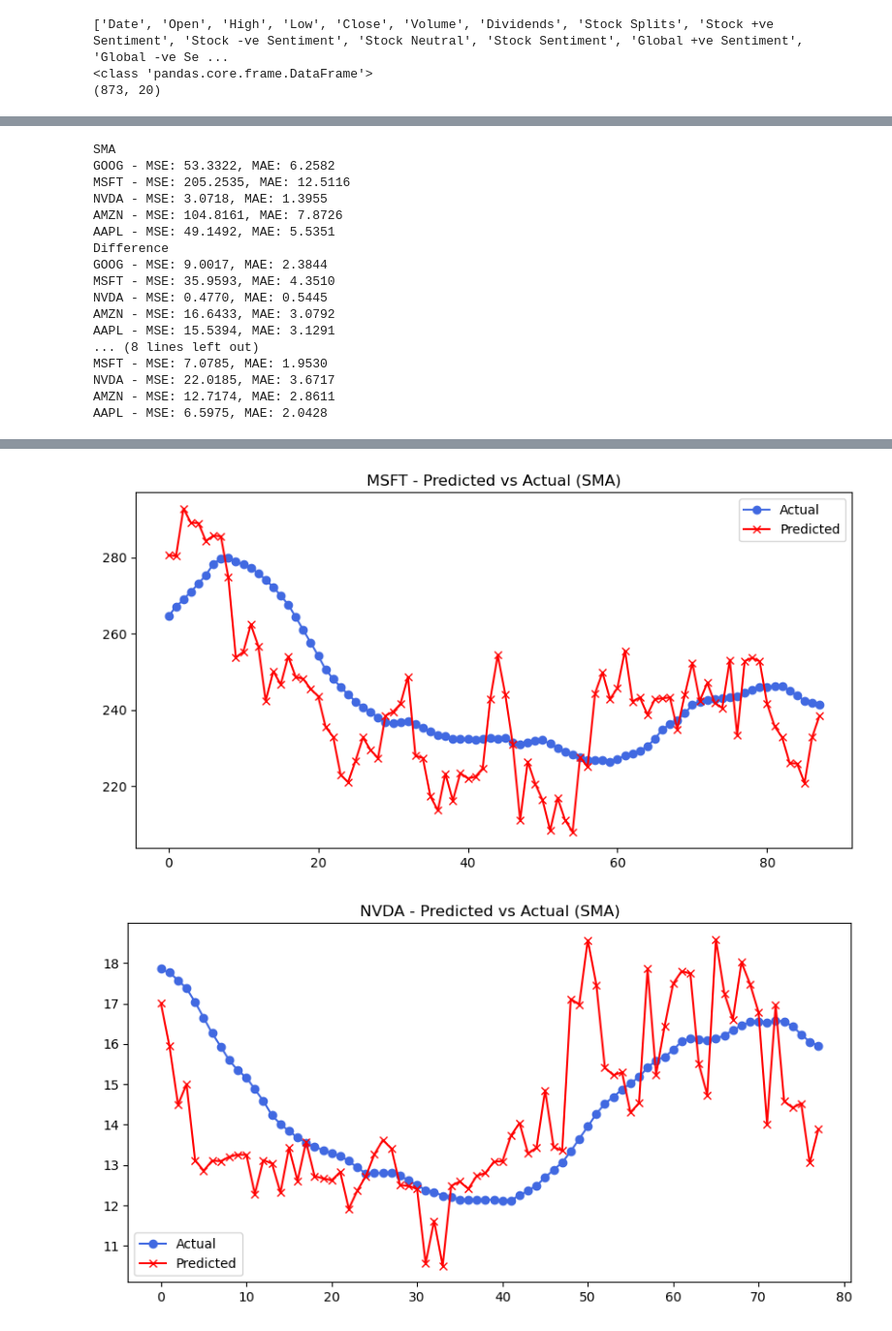
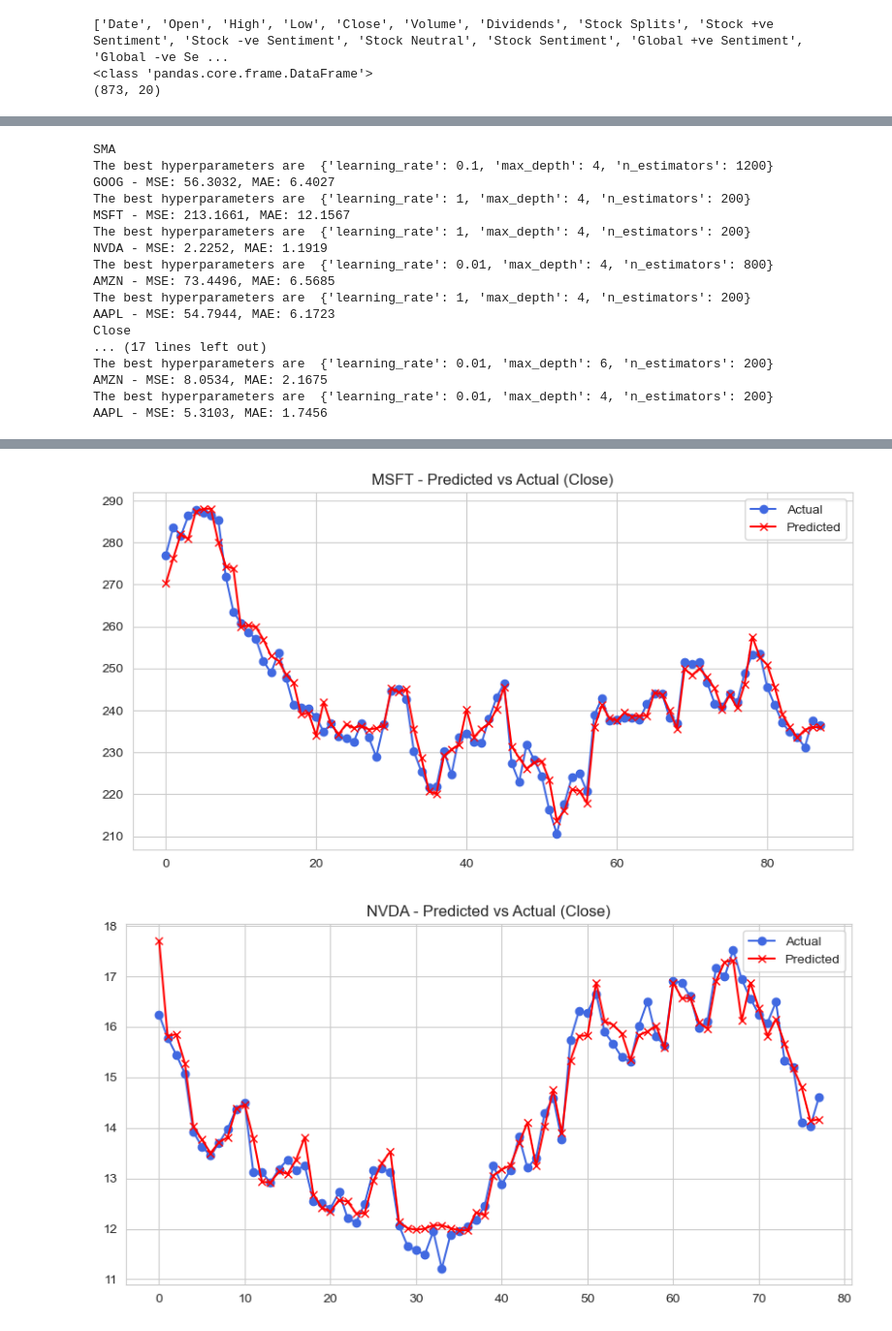
Before and after one commit to rishabhtyagi989/SIGNS_2024, a Jupyter notebook: stock_price_pred_xgb.ipynb, the cells around one changed output, grey strips where cells are left out. Shown at 97% size. Cells and saved outputs as stored; diff of their text form; code cells hidden in the pictures.

```diff
--- a/stock_price_pred_xgb.ipynb
+++ b/stock_price_pred_xgb.ipynb
@@ -127,8 +171,8 @@ stock_data['GOOG']
 
 print(Xfeatures)
 
-Features = [ 'Stock Sentiment', 'Close']
-Stock_Metrics = ['SMA', 'Difference', 'Close', 'PD']
+Stock_Features = ['Volume', 'Open', 'Stock Sentiment', 'News Sentiment']
+Stock_Metrics = ['SMA', 'Close', 'PD']
 Trends = ['Price Movement']
 
 print(type(stock_data['GOOG']))
@@ -148,7 +208,7 @@ print(stock_data['GOOG'].shape)
 # %%
 # plt.scatter(stock_data['GOOG']['weighted compound sentiment score'], stock_data['GOOG']['Price Difference'])
 # %%
-def train_predict(data, features, target):
+def train_predict(data, features, target, param_grid):
     results = {}
 
     for ticker, df in data.items():
@@ -164,12 +224,16 @@ def train_predict(data, features, target):
         # print(X_train.sample(10))
         # print(X_test.sample(10))
 
+        xgb_reg = XGBRegressor()
+        tscv = TimeSeriesSplit(n_splits=5)
+        search = GridSearchCV(xgb_reg, param_grid, cv=tscv).fit(X_train, y_train)
+        print("The best hyperparameters are ",search.best_params_)
         # Train XGBoost Model
-        model = XGBRegressor(n_estimators=200, learning_rate=0.1, max_depth=10)
-        model.fit(X_train, y_train)
+        xgb_reg = XGBRegressor(**search.best_params_)
+        xgb_reg.fit(X_train, y_train)
 
         # Predictions
-        y_pred = model.predict(X_test)
+        y_pred = xgb_reg.predict(X_test)
 
         # Evaluation
         mse = mean_squared_error(y_test, y_pred)
@@ -178,7 +242,7 @@ def train_predict(data, features, target):
 
         # Store Results
         results[ticker] = {
-            'model': model,
+            'model': xgb_reg,
             'mse': mse,
             'mae': mae,
             'y_test': y_test,
@@ -198,36 +262,36 @@ def plot_predictions(results, target):
 # %%
 results = []
 
-param_grid = {"max_depth":    [4, 5, 6],
-              "n_estimators": np.arange(100,800,100),
+param_grid = {"max_depth":    [4, 6, 8, 10],
+              "n_estimators": [200, 400, 500, 800, 1000, 1200],
               "learning_rate": [0.01, 0.1, 1]}
 
 
 
 for target in Stock_Metrics:
     print(target)
-    res = train_predict(stock_data, Features, target)
+    res = train_predict(stock_data, Features, target, param_grid)
 
     results.append(res)
 # %% [output]
 SMA
-GOOG - MSE: 53.3322, MAE: 6.2582
-MSFT - MSE: 205.2535, MAE: 12.5116
-NVDA - MSE: 3.0718, MAE: 1.3955
-AMZN - MSE: 104.8161, MAE: 7.8726
-AAPL - MSE: 49.1492, MAE: 5.5351
-Difference
-GOOG - MSE: 9.0017, MAE: 2.3844
-MSFT - MSE: 35.9593, MAE: 4.3510
-NVDA - MSE: 0.4770, MAE: 0.5445
-AMZN - MSE: 16.6433, MAE: 3.0792
-AAPL - MSE: 15.5394, MAE: 3.1291
-... (8 lines left out)
-MSFT - MSE: 7.0785, MAE: 1.9530
-NVDA - MSE: 22.0185, MAE: 3.6717
-AMZN - MSE: 12.7174, MAE: 2.8611
-AAPL - MSE: 6.5975, MAE: 2.0428
+The best hyperparameters are  {'learning_rate': 0.1, 'max_depth': 4, 'n_estimators': 1200}
+GOOG - MSE: 56.3032, MAE: 6.4027
+The best hyperparameters are  {'learning_rate': 1, 'max_depth': 4, 'n_estimators': 200}
+MSFT - MSE: 213.1661, MAE: 12.1567
+The best hyperparameters are  {'learning_rate': 1, 'max_depth': 4, 'n_estimators': 200}
+NVDA - MSE: 2.2252, MAE: 1.1919
+The best hyperparameters are  {'learning_rate': 0.01, 'max_depth': 4, 'n_estimators': 800}
+AMZN - MSE: 73.4496, MAE: 6.5685
+The best hyperparameters are  {'learning_rate': 1, 'max_depth': 4, 'n_estimators': 200}
+AAPL - MSE: 54.7944, MAE: 6.1723
+Close
+... (17 lines left out)
+The best hyperparameters are  {'learning_rate': 0.01, 'max_depth': 6, 'n_estimators': 200}
+AMZN - MSE: 8.0534, MAE: 2.1675
+The best hyperparameters are  {'learning_rate': 0.01, 'max_depth': 4, 'n_estimators': 200}
+AAPL - MSE: 5.3103, MAE: 1.7456
 # %%
-k = 0
+k = 1
 plot_predictions(results[k], Stock_Metrics[k])
 # %% [output]
@@ -235,2 +299,2 @@ plot_predictions(results[k], Stock_Metrics[k])
-[figure, old version]
+[figure, new version]
-[figure, old version]
+[figure, new version]
```
Also changed, not shown: parts of 15 cells of this notebook.
